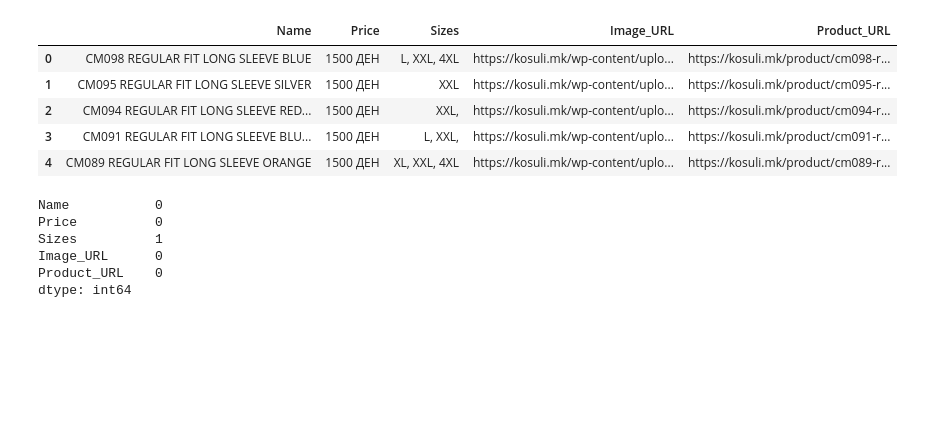
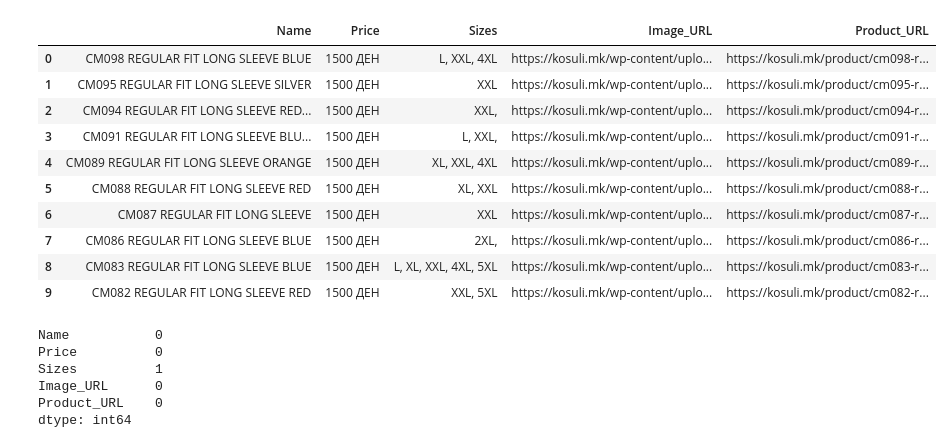
Before and after one commit to savokostadinov/ecommerce-data-pipeline-project, a Jupyter notebook: notebooks/1. kosuli.mk/final-notebooks/preprocessingAndStandardization - casamoda.ipynb, the cells around one changed output. Drawn from its saved outputs; the diff is of its cells as text; code cells hidden in the pictures; blank space fills up the shorter version.

```diff
--- a/notebooks/1. kosuli.mk/final-notebooks/preprocessingAndStandardization - casamoda.ipynb
+++ b/notebooks/1. kosuli.mk/final-notebooks/preprocessingAndStandardization - casamoda.ipynb
@@ -1,15 +1,20 @@
 # %%
 import pandas as pd
 # %%
-rawData = pd.read_csv("kosuli_casa_moda.csv")
-rawData.head(5)
+rawData = pd.read_csv("../../../data/rawData/kosuli.mk/kosuli_casa_moda.csv")
+rawData.head(10)
 # %% [output]
 |  | Name | Price | Sizes | Image_URL | Product_URL |
 | 0 | CM098 REGULAR FIT LONG SLEEVE BLUE | 1500 ДЕН | L, XXL, 4XL | https://kosuli.mk/wp-content/uplo... | https://kosuli.mk/product/cm098-r... |
 | 1 | CM095 REGULAR FIT LONG SLEEVE SILVER | 1500 ДЕН | XXL | https://kosuli.mk/wp-content/uplo... | https://kosuli.mk/product/cm095-r... |
 | 2 | CM094 REGULAR FIT LONG SLEEVE RED... | 1500 ДЕН | XXL, | https://kosuli.mk/wp-content/uplo... | https://kosuli.mk/product/cm094-r... |
 | 3 | CM091 REGULAR FIT LONG SLEEVE BLU... | 1500 ДЕН | L, XXL, | https://kosuli.mk/wp-content/uplo... | https://kosuli.mk/product/cm091-r... |
 | 4 | CM089 REGULAR FIT LONG SLEEVE ORANGE | 1500 ДЕН | XL, XXL, 4XL | https://kosuli.mk/wp-content/uplo... | https://kosuli.mk/product/cm089-r... |
+| 5 | CM088 REGULAR FIT LONG SLEEVE RED | 1500 ДЕН | XL, XXL | https://kosuli.mk/wp-content/uplo... | https://kosuli.mk/product/cm088-r... |
+| 6 | CM087 REGULAR FIT LONG SLEEVE | 1500 ДЕН | XXL | https://kosuli.mk/wp-content/uplo... | https://kosuli.mk/product/cm087-r... |
+| 7 | CM086 REGULAR FIT LONG SLEEVE BLUE | 1500 ДЕН | 2XL, | https://kosuli.mk/wp-content/uplo... | https://kosuli.mk/product/cm086-r... |
+| 8 | CM083 REGULAR FIT LONG SLEEVE BLUE | 1500 ДЕН | L, XL, XXL, 4XL, 5XL | https://kosuli.mk/wp-content/uplo... | https://kosuli.mk/product/cm083-r... |
+| 9 | CM082 REGULAR FIT LONG SLEEVE RED | 1500 ДЕН | XXL, 5XL | https://kosuli.mk/wp-content/uplo... | https://kosuli.mk/product/cm082-r... |
 # %%
 rawData.isnull().sum()
 # %% [output]
```
Also changed, not shown: parts of 20 cells of this notebook.
